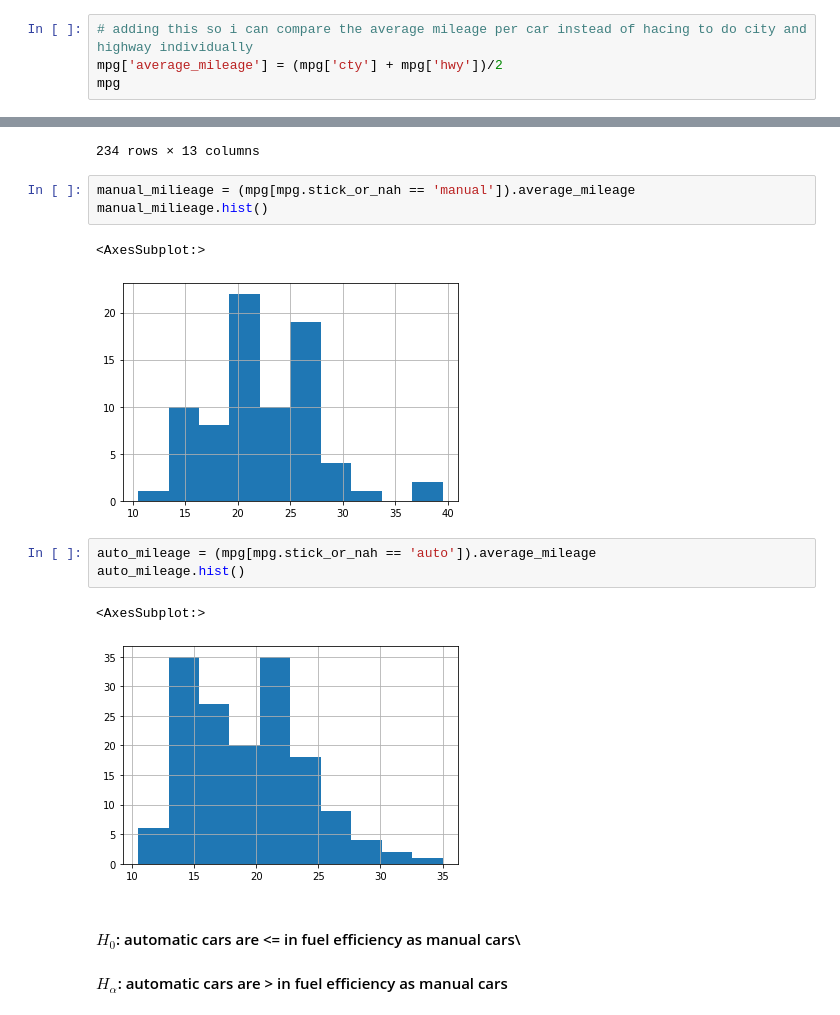
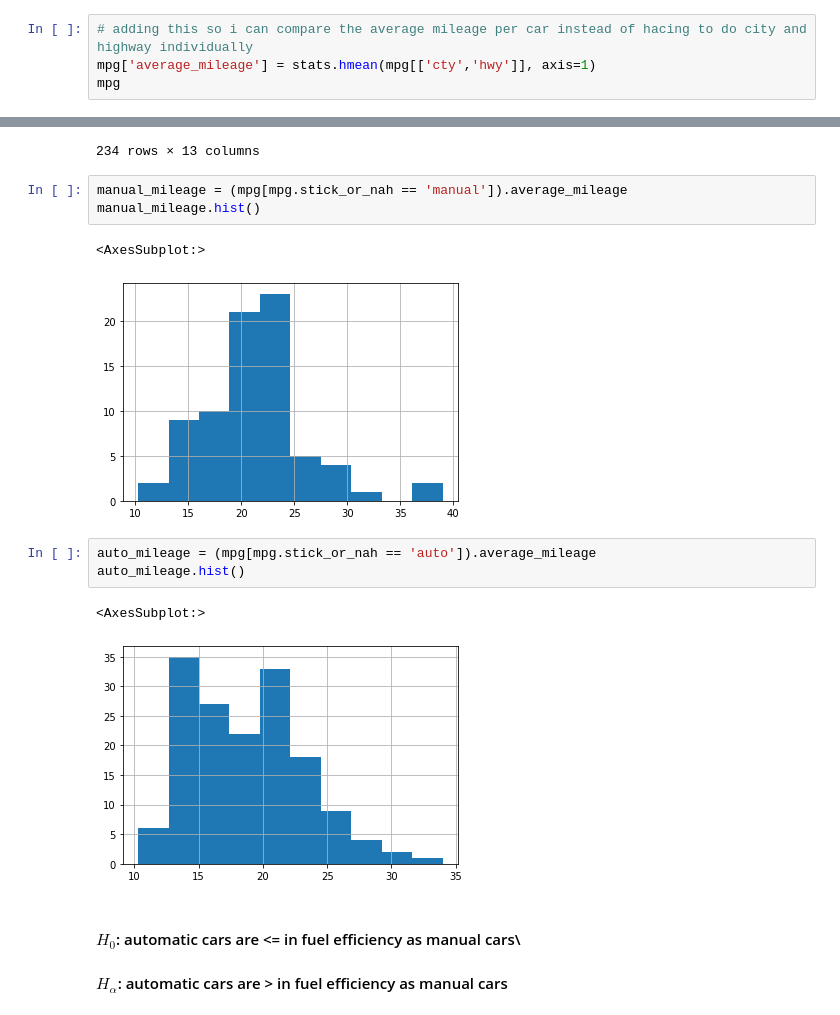
Before and after one commit to VincentBanuelos/statistics-exercises, a Jupyter notebook: hypothesis_testing.ipynb, the cells around one changed output, grey strips where cells are left out. Drawn from its saved outputs; the diff is of its cells as text.

```diff
--- a/hypothesis_testing.ipynb
+++ b/hypothesis_testing.ipynb
@@ -118,6 +140,6 @@ mpg
 # %%
 # adding this so i can compare the average mileage per car instead of hacing to do city and highway individually
-mpg['average_mileage'] = (mpg['cty'] + mpg['hwy'])/2
+mpg['average_mileage'] = stats.hmean(mpg[['cty','hwy']], axis=1)
 mpg
 # %% [output]
 |  | manufacturer | model | displ | year | cyl | trans | drv | cty | hwy | fl | ... |
@@ -248,17 +271,17 @@ mpg
 | 234 | volkswagen | passat | 3.6 | 2008 | 6 | auto(s6) | f | 17 | 26 | p | ... |
 234 rows × 13 columns
 # %%
-manual_milieage = (mpg[mpg.stick_or_nah == 'manual']).average_mileage
-manual_milieage.hist()
+manual_mileage = (mpg[mpg.stick_or_nah == 'manual']).average_mileage
+manual_mileage.hist()
 # %% [output]
 <AxesSubplot:>
-[figure, old version]
+[figure, new version]
 # %%
 auto_mileage = (mpg[mpg.stick_or_nah == 'auto']).average_mileage
 auto_mileage.hist()
 # %% [output]
 <AxesSubplot:>
-[figure, old version]
+[figure, new version]
 # %% [markdown]
 #### $H_{0}$: automatic cars are <= in fuel efficiency as manual cars\
 #### $H_\alpha$: automatic cars are > in fuel efficiency as manual cars
```
Also changed, not shown: parts of 18 cells of this notebook.
